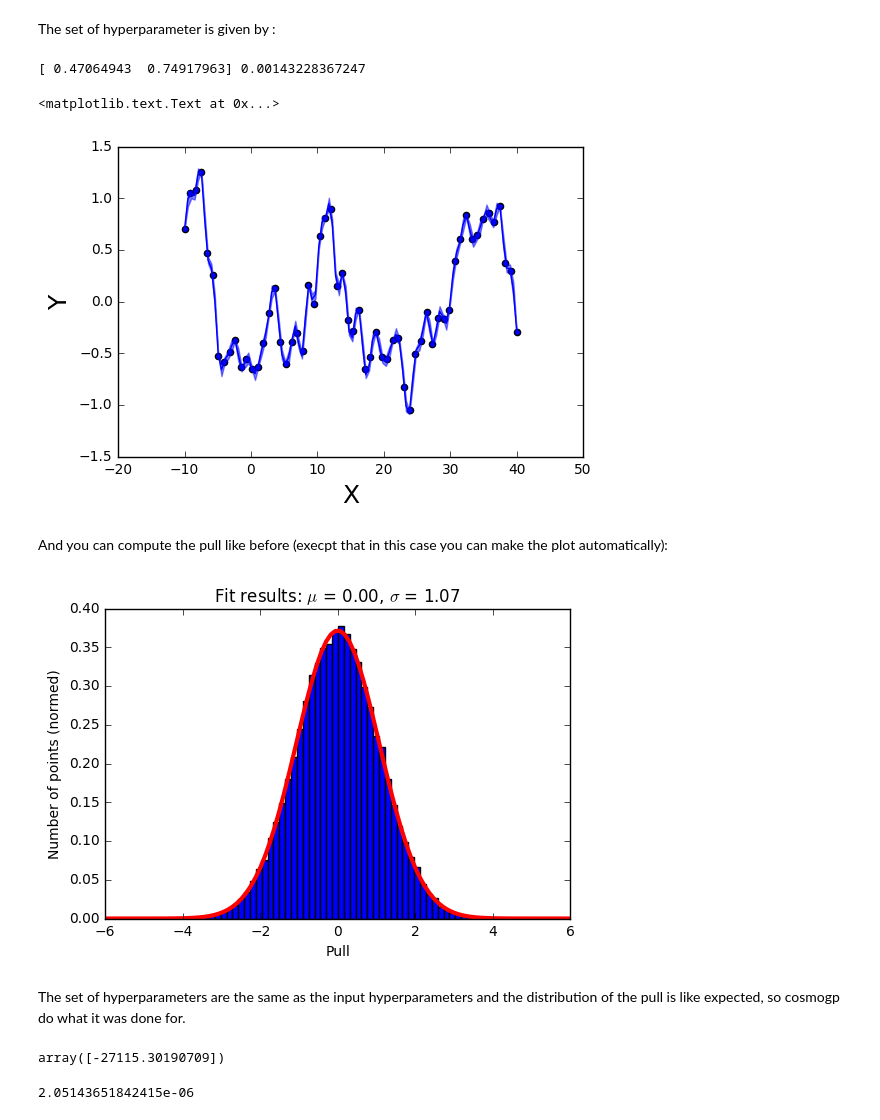
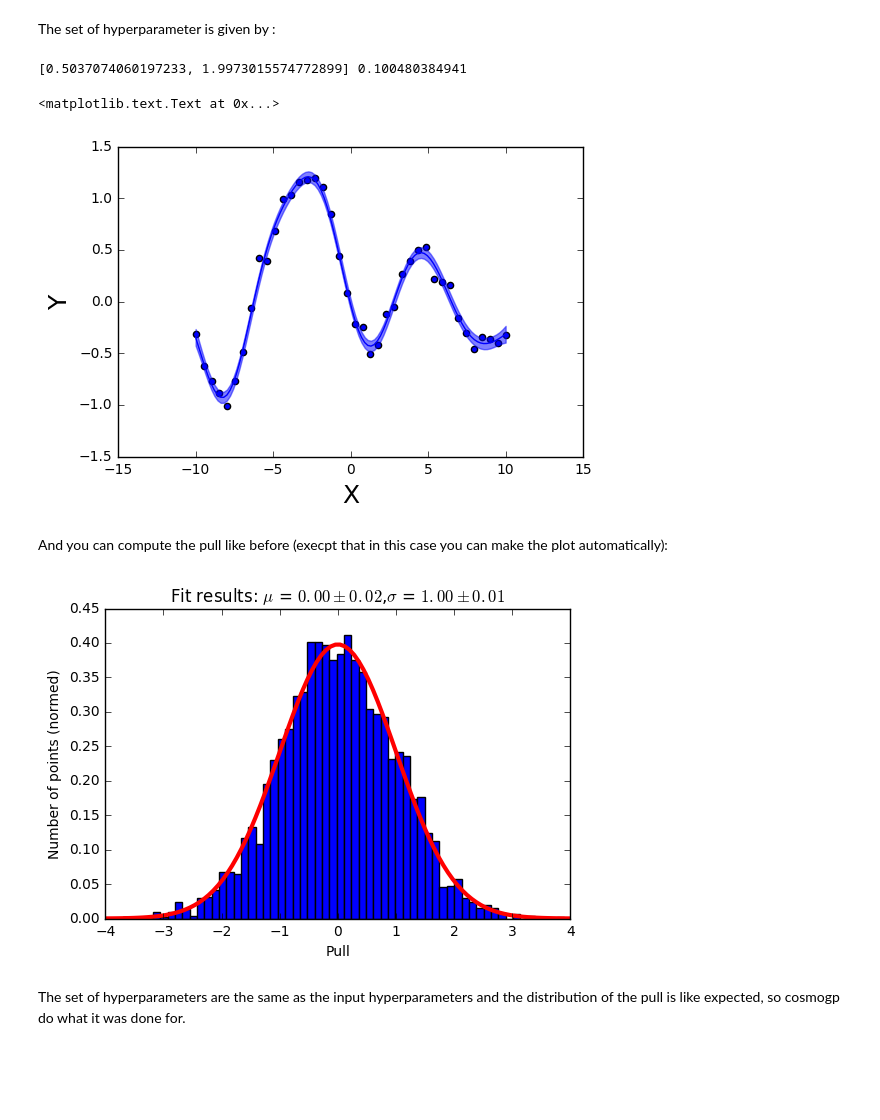
Before and after one commit to PFLeget/cosmogp, a Jupyter notebook: docs/notebook/1D_kernel_example_with_white_noise.ipynb, the cells around one changed output. Cells and saved outputs as stored; diff of their text form; code cells hidden in the pictures; blank space fills up the shorter version.

```diff
--- a/docs/notebook/1D_kernel_example_with_white_noise.ipynb
+++ b/docs/notebook/1D_kernel_example_with_white_noise.ipynb
@@ -24,16 +24,16 @@ In this example $\sigma=0.5$, $l=1$ and $a=0.2$
 # %%
-n_object = 1000 # number of object to fit
+n_object = 100 # number of object to fit
 total_point = 0
-a = 0.2
+a = 0.1
 
 all_grid = []
 all_y = []
 
 for i in range(n_object): # generate object not on the same grid of observation
-    n_point = int(np.random.uniform(60,60)) # random number of points for one object
+    n_point = int(np.random.uniform(40,40)) # random number of points for one object
     total_point += n_point
     grid = np.linspace(-10,10,n_point) # fixed grid where gp will be generated
-    k = cosmogp.rbf_kernel_1d(grid,np.array([0.5,2]),0.1) # build the kernel with fixed hyperparameter
+    k = cosmogp.rbf_kernel_1d(grid,np.array([0.5,2]),a) # build the kernel with fixed hyperparameter
 
     y = np.random.multivariate_normal(np.zeros_like(grid), k) # generation of gaussian process
     all_grid.append(grid)
@@ -215,28 +173,28 @@ The set of hyperparameter is given by :
 # %%
 print gp.hyperparameters, gp.nugget
 # %% [output]
-[ 0.47064943  0.74917963] 0.00143228367247
+[0.5037074060197233, 1.9973015574772899] 0.100480384941
 # %%
-new_grid = np.linspace(-10,40,100) # new grid where you want to have your interpolation value
+new_grid = np.linspace(-10,10,100) # new grid where you want to have your interpolation value
 gp.get_prediction(new_binning=new_grid) # get interpolation
 Y_err=np.sqrt(np.diag(gp.covariance_matrix[0])) # diagonal error on the interpolation
 
 plt.figure()
 plt.scatter(all_grid[0],all_y[0]) # one example of generated gaussian process
-plt.plot(np.linspace(-10,40,100),gp.Prediction[0]) # result of interpoaltion for the fitted hyperparameter
+plt.plot(np.linspace(-10,10,100),gp.Prediction[0]) # result of interpoaltion for the fitted hyperparameter
 plt.fill_between(new_grid,gp.Prediction[0]-Y_err,gp.Prediction[0]+Y_err,color='b',alpha=0.5 )
 plt.xlabel('X',fontsize=18)
 plt.ylabel('Y',fontsize=18)
 # %% [output]
 <matplotlib.text.Text at 0x...>
-[figure, old version]
+[figure, new version]
 # %% [markdown]
 And you can compute the pull like before (execpt that in this case you can make the plot automatically):
 # %%
-bp = cosmogp.build_pull(all_y,gp.y_err,all_grid,None,None,gp.hyperparameters)
-bp.compute_pull(diFF=None)
+bp = cosmogp.build_pull(all_y,all_grid,[0.5,2],nugget=gp.nugget)
+bp.compute_pull(diff=None,svd=True)
 bp.plot_result()
 # %% [output]
-[figure, old version]
+[figure, new version]
 # %% [markdown]
 The set of hyperparameters are the same as the input hyperparameters and the distribution of the pull is like expected, so cosmogp do what it was done for.
@@ -245,4 +200,0 @@ gp.compute_Log_Likelihood([0.47064943,0.74917963,0.00143228367247])
-# %%
-gp.Log_Likelihood
-# %% [output]
-array([-27115.30190709])
@@ -251,4 +200,0 @@ gp.compute_Log_Likelihood([0.5,1,0.2])
-# %%
-0.00143228367247**2
-# %% [output]
-2.05143651842415e-06
```
Also changed, not shown: parts of 15 cells of this notebook, 5 other files.
